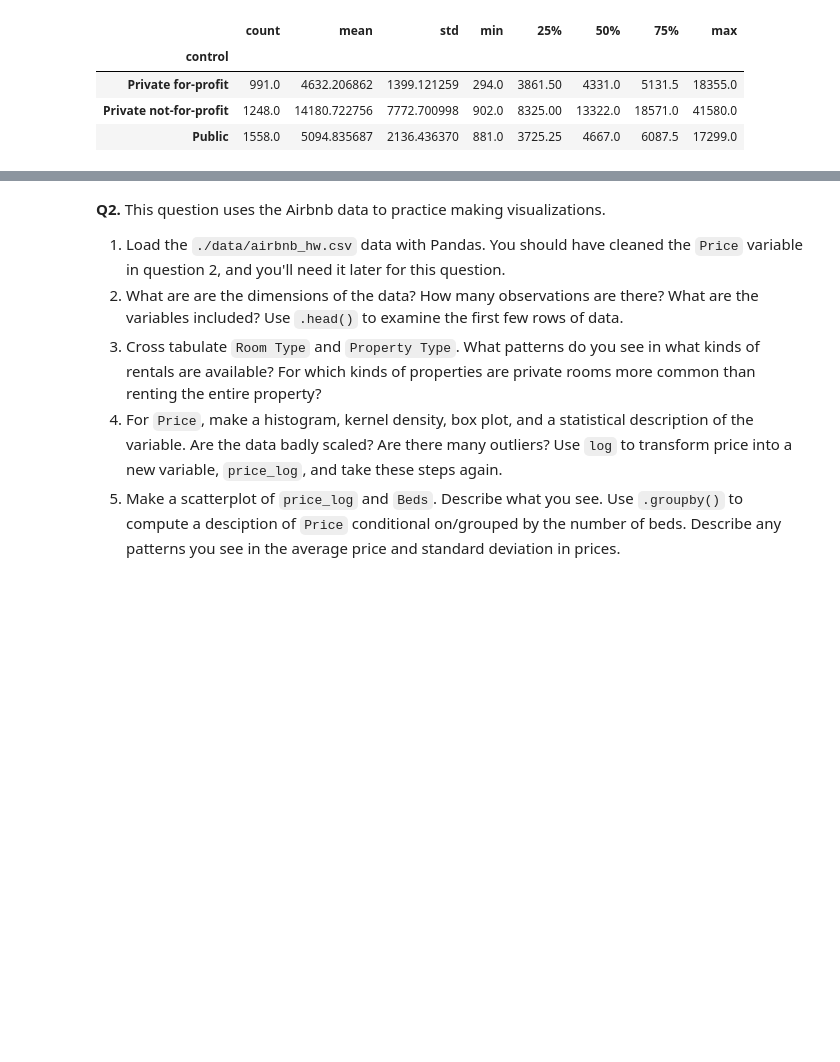
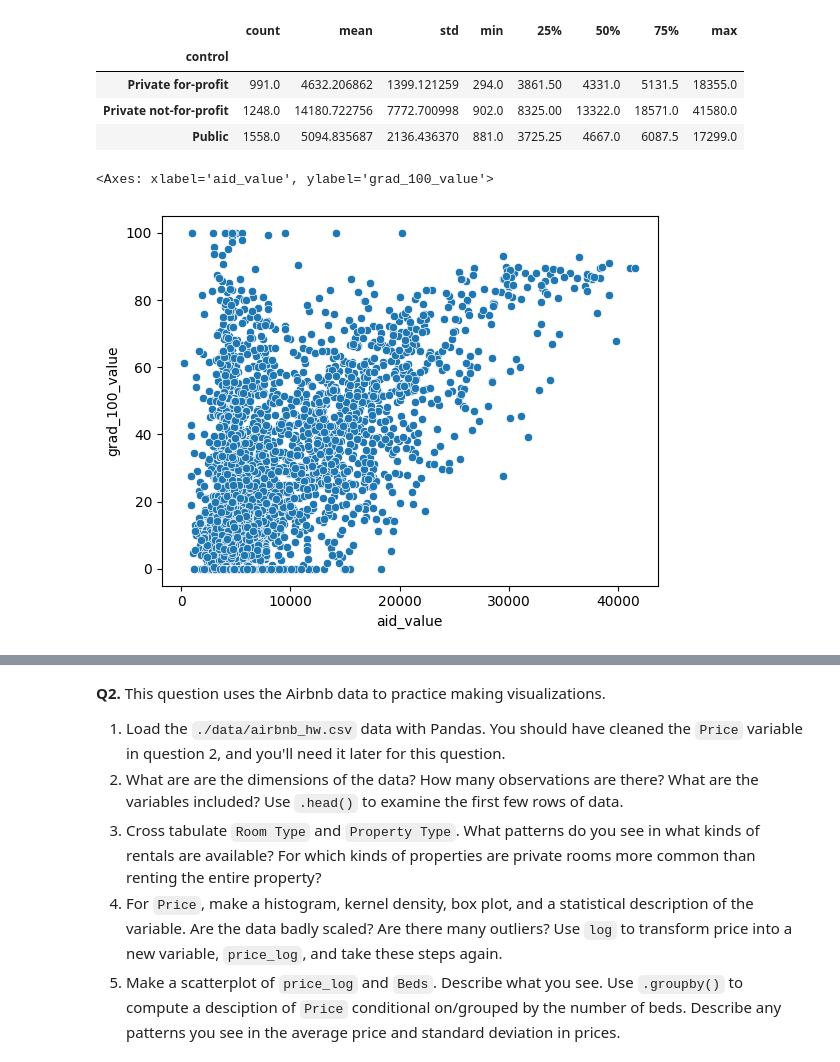
Before and after one commit to adaire2/visualization, a Jupyter notebook: assignment/assignment.ipynb, the cells around one changed output, grey strips where cells are left out. Saved outputs shown, nothing was run; the diff lists cells and outputs as text; code cells hidden in the pictures; blank space fills up the shorter version.

```diff
--- a/assignment/assignment.ipynb
+++ b/assignment/assignment.ipynb
@@ -163,3 +163,9 @@ aidgroupC.describe()
 | Private for-profit | 991.0 | 4632.206862 | 1399.121259 | 294.0 | 3861.50 | 4331.0 | 5131.5 | 18355.0 |
 | Private not-for-profit | 1248.0 | 14180.722756 | 7772.700998 | 902.0 | 8325.00 | 13322.0 | 18571.0 | 41580.0 |
 | Public | 1558.0 | 5094.835687 | 2136.436370 | 881.0 | 3725.25 | 4667.0 | 6087.5 | 17299.0 |
+# %%
+sns.scatterplot(data=cc, x='aid_value',y='grad_100_value')
+#it looks like there is somewhat of a positive correlation between the aid value and the graduation rates
+# %% [output]
+<Axes: xlabel='aid_value', ylabel='grad_100_value'>
+[figure, added]
```
Also changed, not shown: parts of 2 cells of this notebook.
